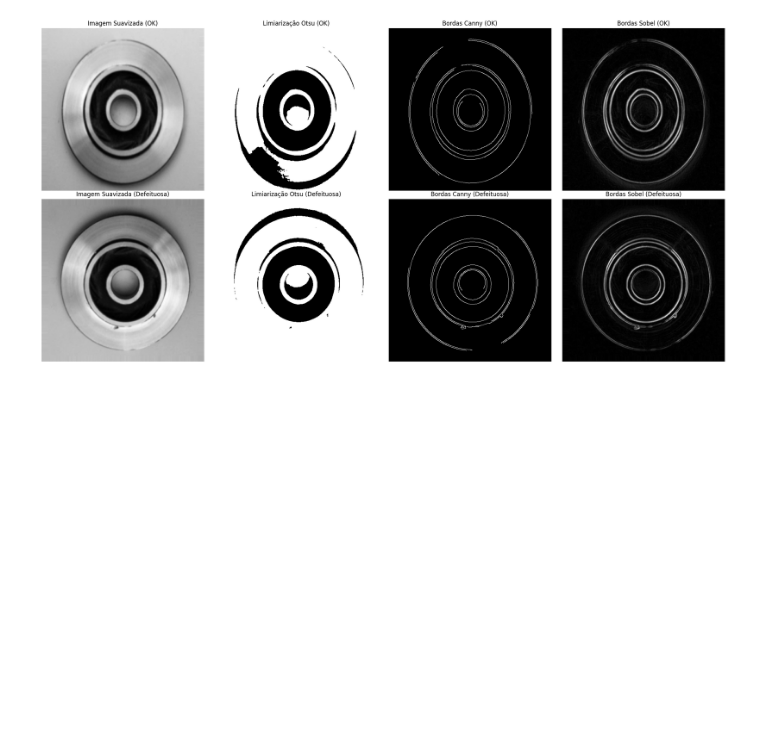
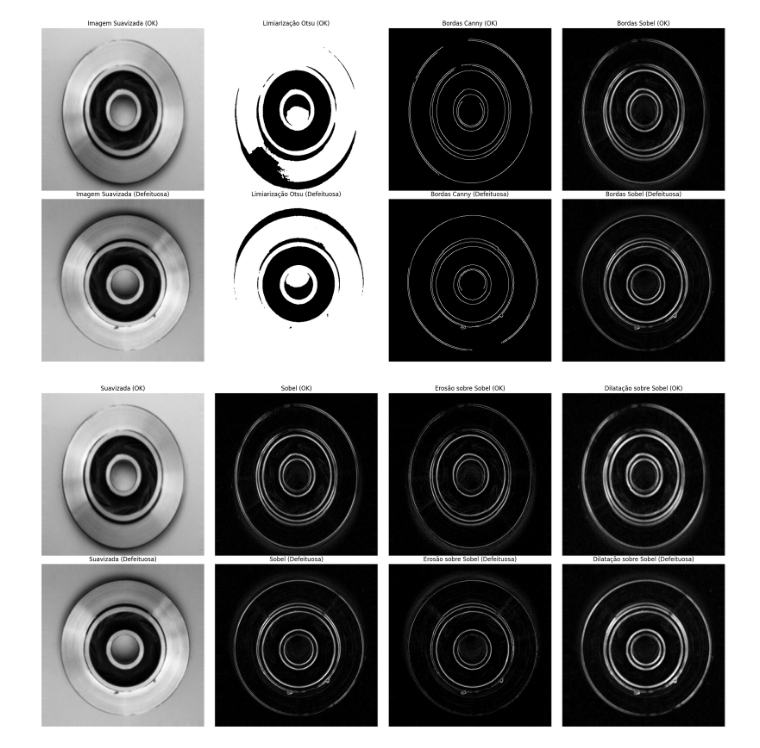
Before and after one commit to RSC-SC/ML-MiniProj-Mod2, a Jupyter notebook: ML_MiniProj_Mod2.ipynb, the cells around one changed output. Drawn from its saved outputs; the diff is of its cells as text; code cells hidden in the pictures; blank space fills up the shorter version.

```diff
--- a/ML_MiniProj_Mod2.ipynb
+++ b/ML_MiniProj_Mod2.ipynb
@@ -281,3 +283,62 @@ plt.tight_layout()
 plt.show()
 # %% [output]
 [figure]
+# %%
+import cv2
+import matplotlib.pyplot as plt
+
+# 1. Definir o kernel 3x3
+kernel = cv2.getStructuringElement(cv2.MORPH_RECT, (3, 3))
+
+# Base: Sobel (da Issue #5)
+base_ok_sobel = sobel_ok
+base_def_sobel = sobel_def
+
+# 2. Erosão e Dilatação sobre o Sobel
+eroded_ok_sobel = cv2.erode(base_ok_sobel, kernel, iterations=1)
+eroded_def_sobel = cv2.erode(base_def_sobel, kernel, iterations=1)
+
+dilated_ok_sobel = cv2.dilate(base_ok_sobel, kernel, iterations=1)
+dilated_def_sobel = cv2.dilate(base_def_sobel, kernel, iterations=1)
+
+# 3. Plotagem do painel 2x4
+fig, axes = plt.subplots(2, 4, figsize=(20, 10))
+
+# --- Linha OK ---
+axes[0, 0].imshow(blur_ok, cmap='gray')
+axes[0, 0].set_title('Suavizada (OK)')
+axes[0, 0].axis('off')
+
+axes[0, 1].imshow(base_ok_sobel, cmap='gray')
+axes[0, 1].set_title('Sobel (OK)')
+axes[0, 1].axis('off')
+
+axes[0, 2].imshow(eroded_ok_sobel, cmap='gray')
+axes[0, 2].set_title('Erosão sobre Sobel (OK)')
+axes[0, 2].axis('off')
+
+axes[0, 3].imshow(dilated_ok_sobel, cmap='gray')
+axes[0, 3].set_title('Dilatação sobre Sobel (OK)')
+axes[0, 3].axis('off')
+
+# --- Linha Defeituosa ---
+axes[1, 0].imshow(blur_def, cmap='gray')
+axes[1, 0].set_title('Suavizada (Defeituosa)')
+axes[1, 0].axis('off')
+
+axes[1, 1].imshow(base_def_sobel, cmap='gray')
+axes[1, 1].set_title('Sobel (Defeituosa)')
+axes[1, 1].axis('off')
+
+axes[1, 2].imshow(eroded_def_sobel, cmap='gray')
+axes[1, 2].set_title('Erosão sobre Sobel (Defeituosa)')
+axes[1, 2].axis('off')
+
+axes[1, 3].imshow(dilated_def_sobel, cmap='gray')
+axes[1, 3].set_title('Dilatação sobre Sobel (Defeituosa)')
+axes[1, 3].axis('off')
+
+plt.tight_layout()
+plt.show()
+# %% [output]
+[figure, added]
```
Also changed, not shown: parts of 2 cells of this notebook.
